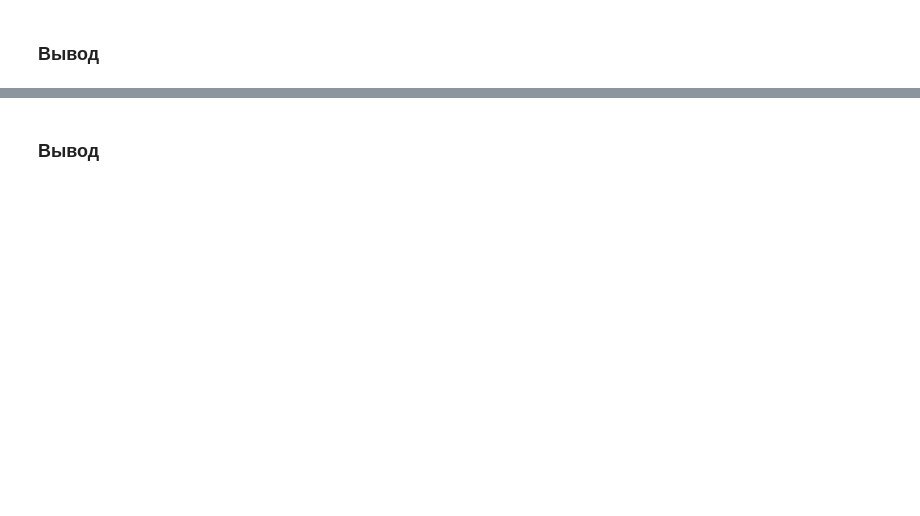
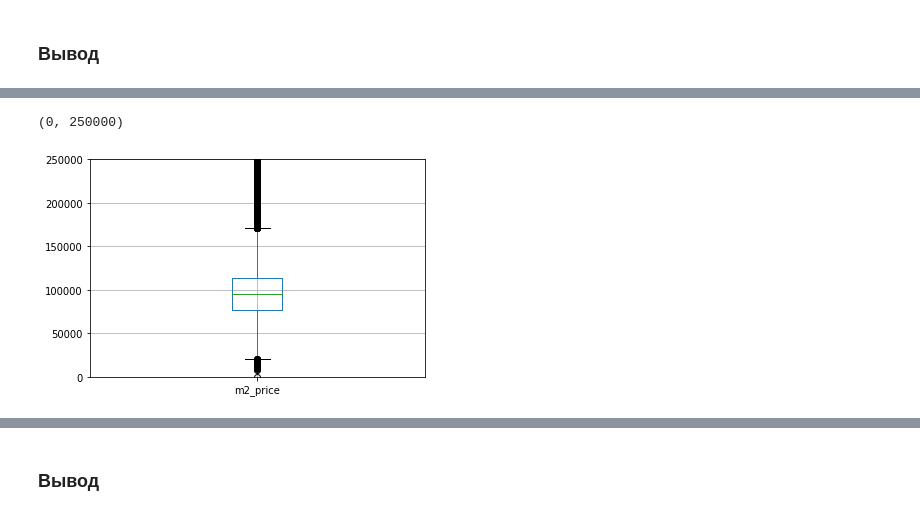
Before and after one commit to nyalekseevna/yandex_praktikum_projects, a Jupyter notebook: game_platform_EDA/game_platform_EDA.ipynb, the cells around one changed output, grey strips where cells are left out. Saved outputs shown, nothing was run; the diff lists cells and outputs as text; code cells hidden in the pictures; blank space fills up the shorter version.

```diff
--- a/game_platform_EDA/game_platform_EDA.ipynb
+++ b/game_platform_EDA/game_platform_EDA.ipynb
@@ -478,0 +267,6 @@ plt.show()
+# %%
+estate.boxplot(column='m2_price')
+plt.ylim(0, 250000)
+# %% [output]
+(0, 250000)
+[figure, added]
```
Also changed, not shown: parts of 171 cells of this notebook, 1 other file.
